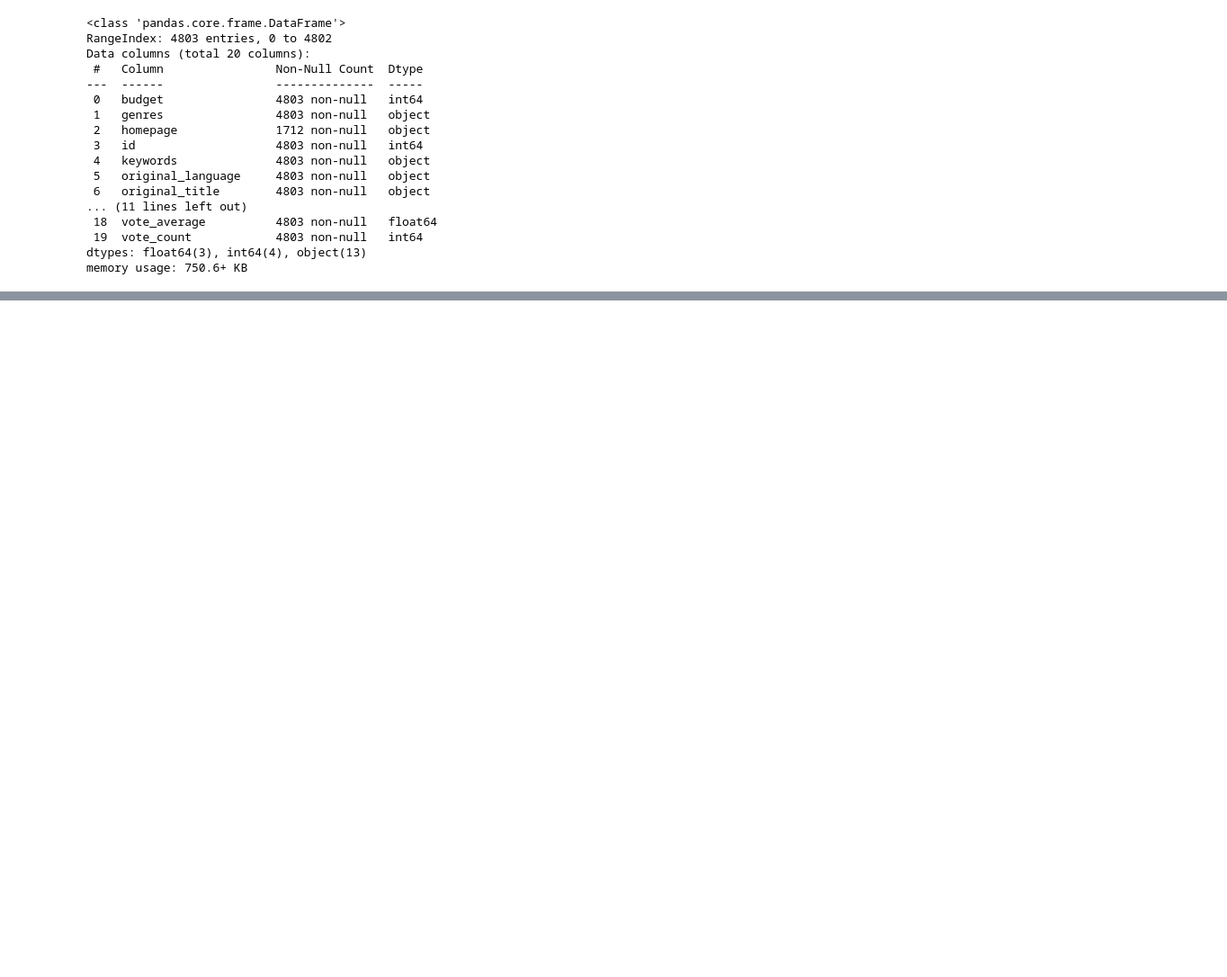
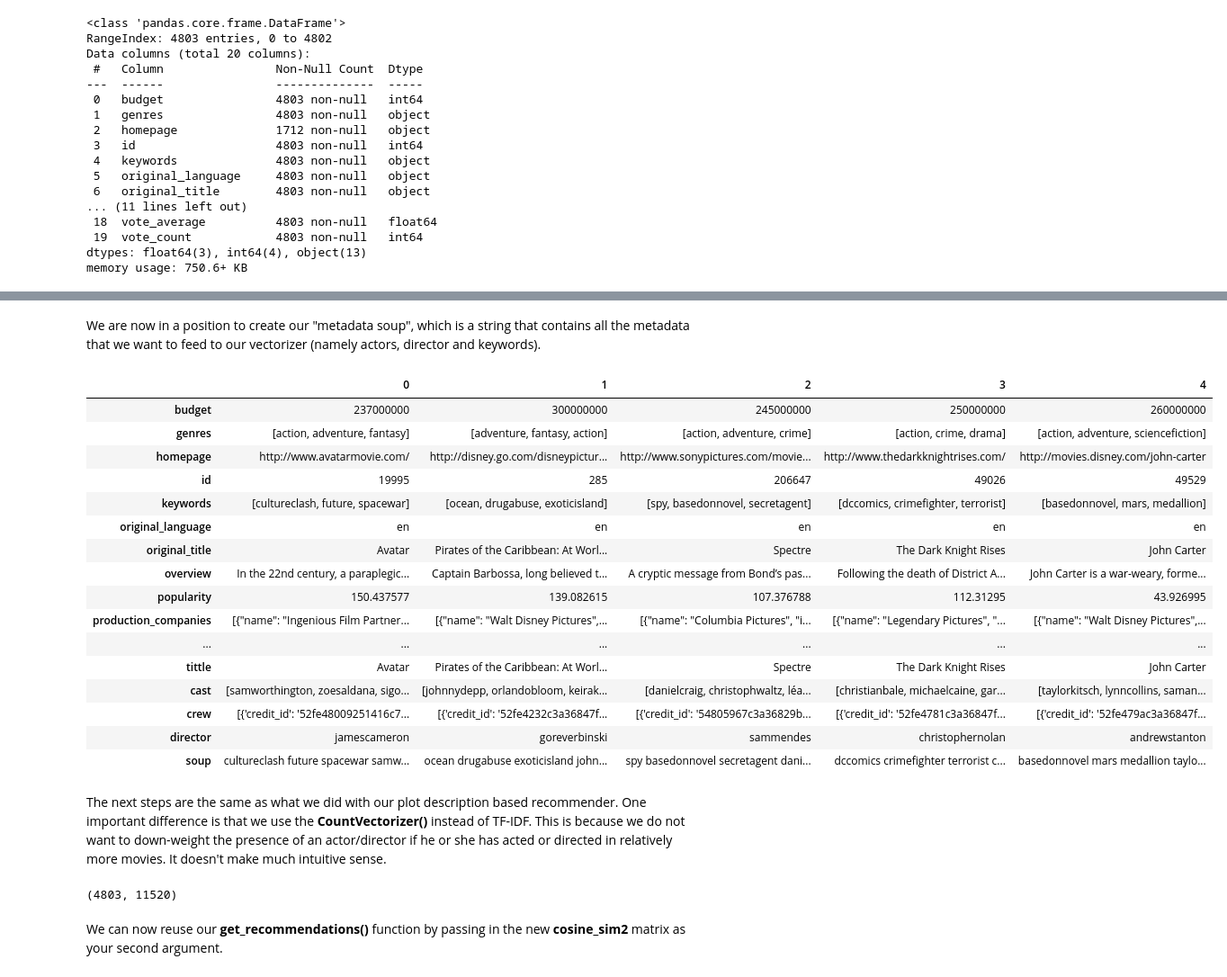
Before and after one commit to kakinachristine/NaturalLanguageProcessing, a Jupyter notebook: MoviesRecommendationSystem/MovieRecommendation.ipynb, the cells around one changed output, grey strips where cells are left out. Shown at 90% size. Drawn from its saved outputs; the diff is of its cells as text; code cells hidden in the pictures; blank space fills up the shorter version.

Commit message:
NLP update: Recommendation Systems

```diff
--- a/MoviesRecommendationSystem/MovieRecommendation.ipynb
+++ b/MoviesRecommendationSystem/MovieRecommendation.ipynb
@@ -106,0 +683,4 @@ We will use content based filtering in this system. Used to find its similarity
+# %%
+features = ['cast', 'keywords', 'genres']
+for feature in features:
+    df2[feature] = df2[feature].apply(get_list)
@@ -106,0 +703,54 @@ We will use content based filtering in this system. Used to find its similarity
+# %%
+# Function to convert all strings to lower case and strip names of spaces
+def clean_data(x):
+    if isinstance(x, list):
+        return [str.lower(i.replace(" ", "")) for i in x]
+    else:
+        #Check if director exists. If not, return empty string
+        if isinstance(x, str):
+            return str.lower(x.replace(" ", ""))
+        else:
+            return ''
+# %%
+# Apply clean_data function to your features.
+features = ['cast', 'keywords', 'director', 'genres']
+
+for feature in features:
+    df2[feature] = df2[feature].apply(clean_data)
+# %% [markdown]
+We are now in a position to create our "metadata soup", which is a string that contains all the metadata that we want to feed to our vectorizer (namely actors, director and keywords).
+# %%
+def create_soup(x):
+    return ' '.join(x['keywords']) + ' ' + ' '.join(x['cast']) + ' ' + x['director'] + ' ' + ' '.join(x['genres'])
+df2['soup'] = df2.apply(create_soup, axis=1)
+# %%
+df2.head().T
+# %% [output]
+|  | 0 | 1 | 2 | 3 | 4 |
+| budget | 237000000 | 300000000 | 245000000 | 250000000 | 260000000 |
+| genres | [action, adventure, fantasy] | [adventure, fantasy, action] | [action, adventure, crime] | [action, crime, drama] | [action, adventure, sciencefiction] |
+| homepage | http://www.avatarmovie.com/ | http://disney.go.com/disneypictur... | http://www.sonypictures.com/movie... | http://www.thedarkknightrises.com/ | http://movies.disney.com/john-carter |
+| id | 19995 | 285 | 206647 | 49026 | 49529 |
+| keywords | [cultureclash, future, spacewar] | [ocean, drugabuse, exoticisland] | [spy, basedonnovel, secretagent] | [dccomics, crimefighter, terrorist] | [basedonnovel, mars, medallion] |
+| original_language | en | en | en | en | en |
+| original_title | Avatar | Pirates of the Caribbean: At Worl... | Spectre | The Dark Knight Rises | John Carter |
+| overview | In the 22nd century, a paraplegic... | Captain Barbossa, long believed t... | A cryptic message from Bond’s pas... | Following the death of District A... | John Carter is a war-weary, forme... |
+| popularity | 150.437577 | 139.082615 | 107.376788 | 112.31295 | 43.926995 |
+| production_companies | [{"name": "Ingenious Film Partner... | [{"name": "Walt Disney Pictures",... | [{"name": "Columbia Pictures", "i... | [{"name": "Legendary Pictures", "... | [{"name": "Walt Disney Pictures",... |
+| ... | ... | ... | ... | ... | ... |
+| tittle | Avatar | Pirates of the Caribbean: At Worl... | Spectre | The Dark Knight Rises | John Carter |
+| cast | [samworthington, zoesaldana, sigo... | [johnnydepp, orlandobloom, keirak... | [danielcraig, christophwaltz, léa... | [christianbale, michaelcaine, gar... | [taylorkitsch, lynncollins, saman... |
+| crew | [{'credit_id': '52fe48009251416c7... | [{'credit_id': '52fe4232c3a36847f... | [{'credit_id': '54805967c3a36829b... | [{'credit_id': '52fe4781c3a36847f... | [{'credit_id': '52fe479ac3a36847f... |
+| director | jamescameron | goreverbinski | sammendes | christophernolan | andrewstanton |
+| soup | cultureclash future spacewar samw... | ocean drugabuse exoticisland john... | spy basedonnovel secretagent dani... | dccomics crimefighter terrorist c... | basedonnovel mars medallion taylo... |
+# %% [markdown]
+The next steps are the same as what we did with our plot description based recommender. One important difference is that we use the **CountVectorizer()** instead of TF-IDF. This is because we do not want to down-weight the presence of an actor/director if he or she has acted or directed in relatively more movies. It doesn't make much intuitive sense.
+# %%
+# Import CountVectorizer and create the count matrix
+from sklearn.feature_extraction.text import CountVectorizer #tfidf
+
+count = CountVectorizer(stop_words='english')
+count_matrix = count.fit_transform(df2['soup'])
+count_matrix.shape
+# %% [output]
+(4803, 11520)
@@ -106,0 +766,2 @@ We will use content based filtering in this system. Used to find its similarity
+# %% [markdown]
+We can now reuse our **get_recommendations()** function by passing in the new **cosine_sim2** matrix as your second argument.
```
Also changed, not shown: parts of 71 cells of this notebook, 1 other file.
